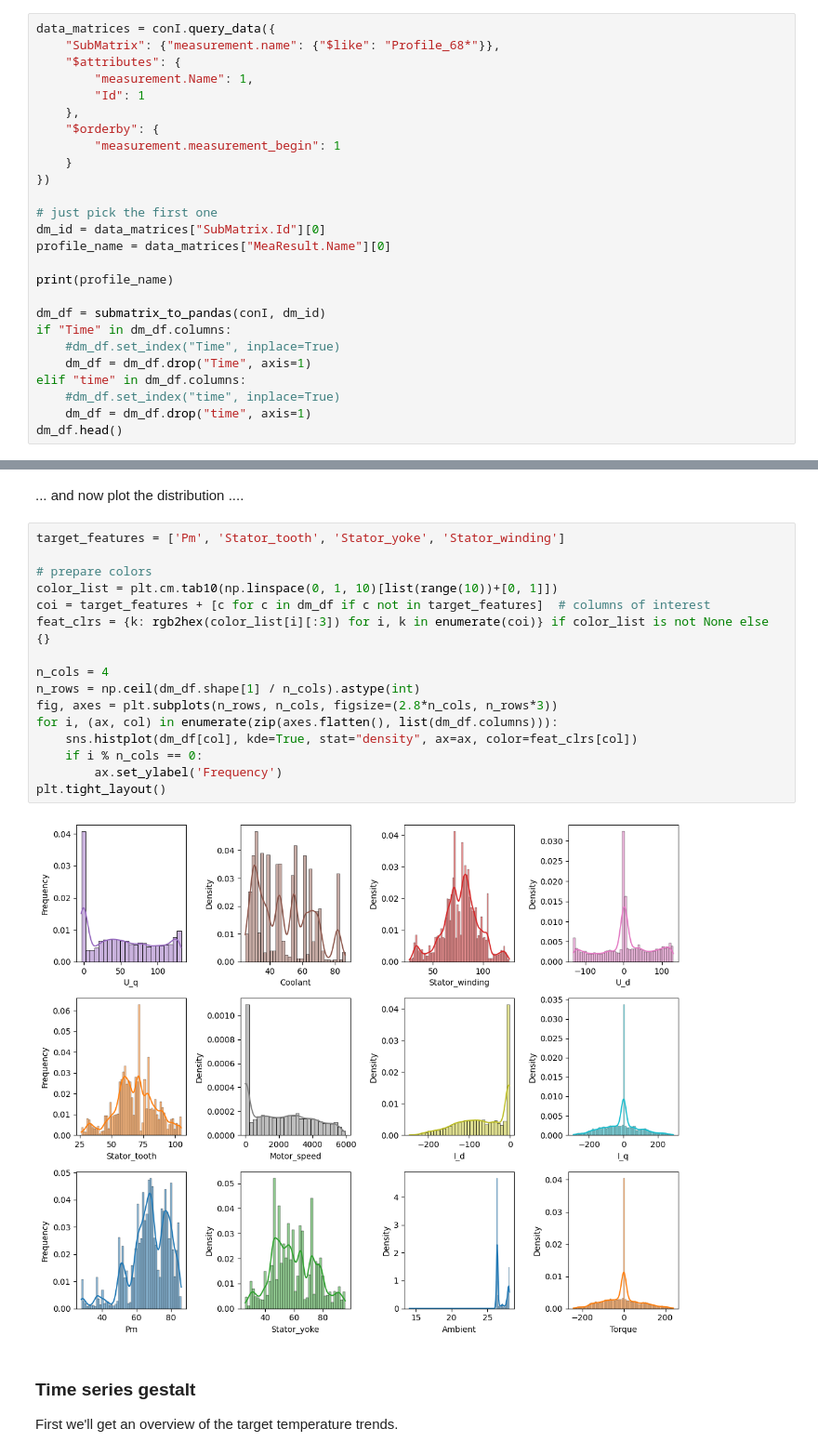
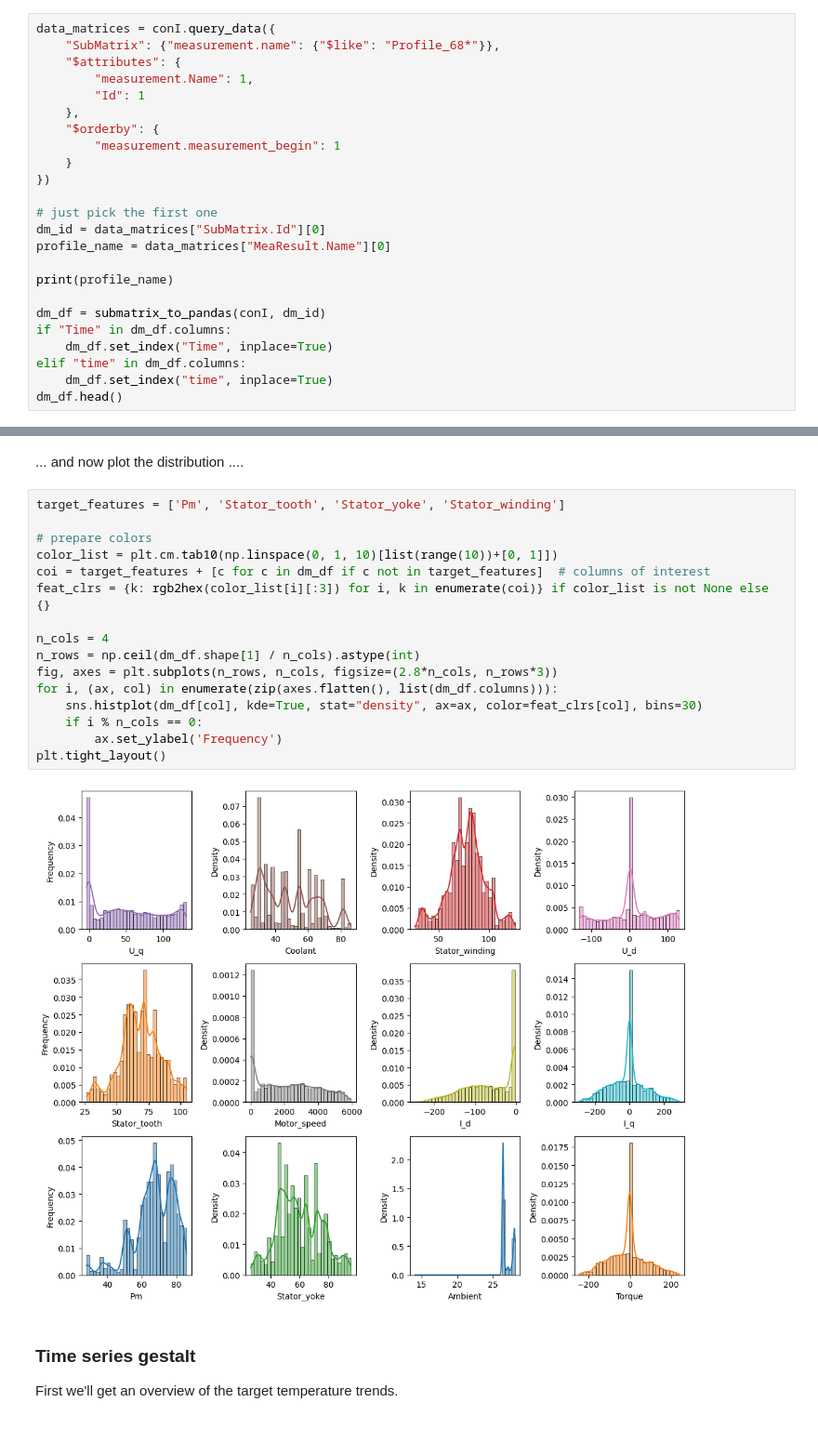
Before and after one commit to peak-solution/data_management_learning_path, a Jupyter notebook: data_management_learning_path/ods/kaggl_electric_motor_temperature_example.ipynb, the cells around one changed output, grey strips where cells are left out. Shown at 93% size. Drawn from its saved outputs; the diff is of its cells as text.

```diff
--- a/data_management_learning_path/ods/kaggl_electric_motor_temperature_example.ipynb
+++ b/data_management_learning_path/ods/kaggl_electric_motor_temperature_example.ipynb
@@ -102,11 +107,9 @@ print(profile_name)
 
 dm_df = submatrix_to_pandas(conI, dm_id)
 if "Time" in dm_df.columns:
-    #dm_df.set_index("Time", inplace=True)
-    dm_df = dm_df.drop("Time", axis=1)
+    dm_df.set_index("Time", inplace=True)
 elif "time" in dm_df.columns:
-    #dm_df.set_index("time", inplace=True)
-    dm_df = dm_df.drop("time", axis=1)
+    dm_df.set_index("time", inplace=True)
 dm_df.head()
 # %% [output]
 Profile_68
@@ -121,21 +125,21 @@ Profile_68
 # %%
 target_features = ['Pm', 'Stator_tooth', 'Stator_yoke', 'Stator_winding']
 
 # prepare colors
 color_list = plt.cm.tab10(np.linspace(0, 1, 10)[list(range(10))+[0, 1]])
 coi = target_features + [c for c in dm_df if c not in target_features]  # columns of interest
 feat_clrs = {k: rgb2hex(color_list[i][:3]) for i, k in enumerate(coi)} if color_list is not None else {}
 
 n_cols = 4
 n_rows = np.ceil(dm_df.shape[1] / n_cols).astype(int)
 fig, axes = plt.subplots(n_rows, n_cols, figsize=(2.8*n_cols, n_rows*3))
 for i, (ax, col) in enumerate(zip(axes.flatten(), list(dm_df.columns))):
-    sns.histplot(dm_df[col], kde=True, stat="density", ax=ax, color=feat_clrs[col])
+    sns.histplot(dm_df[col], kde=True, stat="density", ax=ax, color=feat_clrs[col], bins=30)
     if i % n_cols == 0:
         ax.set_ylabel('Frequency')
 plt.tight_layout()
 # %% [output]
-[figure, old version]
+[figure, new version]
 # %% [markdown]
 
 ### Time series gestalt
```
Also changed, not shown: parts of 2 cells of this notebook, 7 other files.
